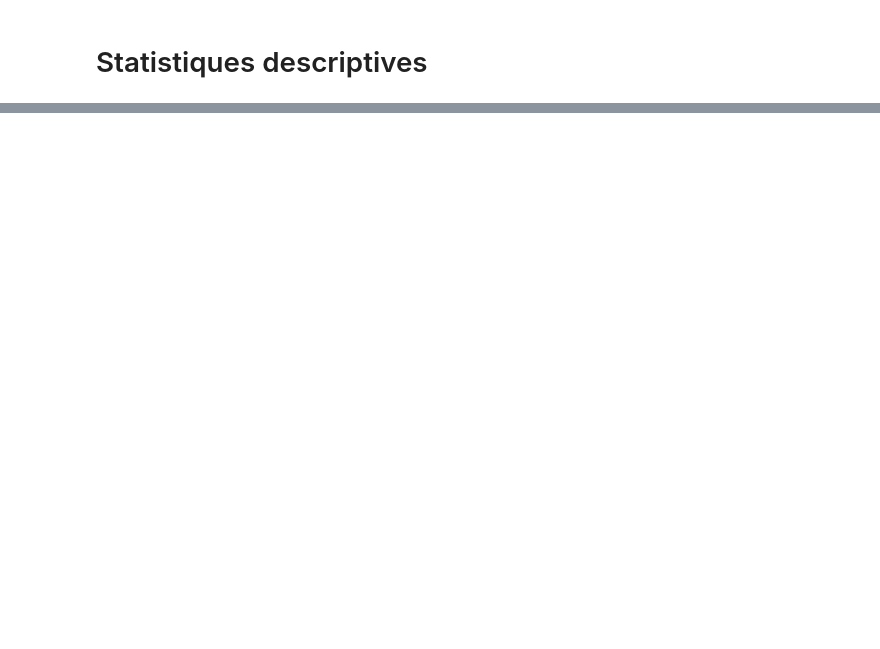
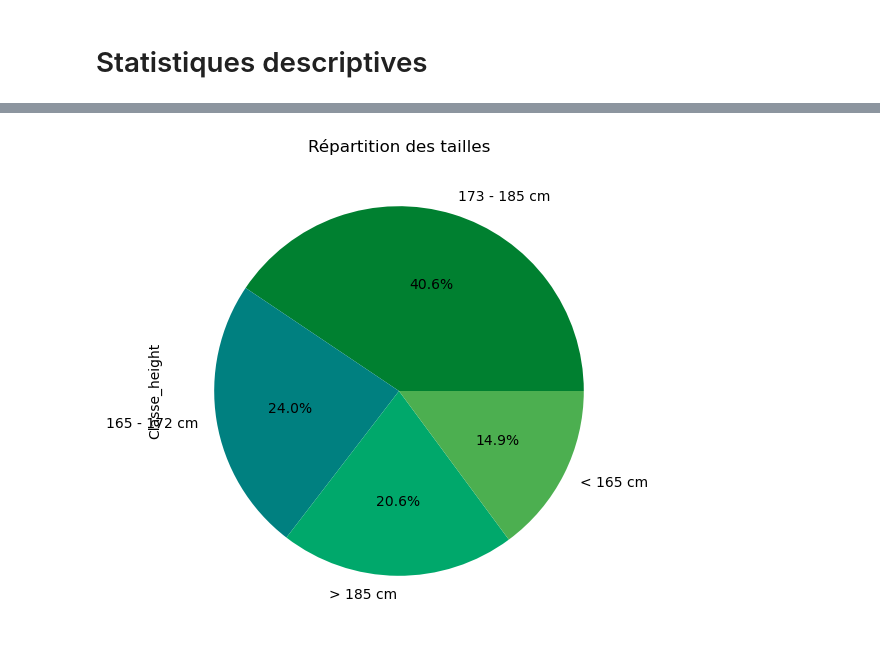
Before and after one commit to LepercqLouise/Rendu_MLOPS, a Jupyter notebook: MLOPS_Louise_Cyrielle.ipynb, the cells around one changed output, grey strips where cells are left out. Cells and saved outputs as stored; diff of their text form; code cells hidden in the pictures; blank space fills up the shorter version.

```diff
--- a/MLOPS_Louise_Cyrielle.ipynb
+++ b/MLOPS_Louise_Cyrielle.ipynb
@@ -201,0 +373,7 @@ print(valeurs_manquantes_par_variable2)
+# %%
+plt.figure(figsize=(6,6))
+base_summer_2000_net['Classe_height'].value_counts().plot.pie(colors = colors, autopct='%1.1f%%')
+plt.title('Répartition des tailles')
+plt.show()
+# %% [output]
+[figure, added]
```
Also changed, not shown: parts of 22 cells of this notebook.
